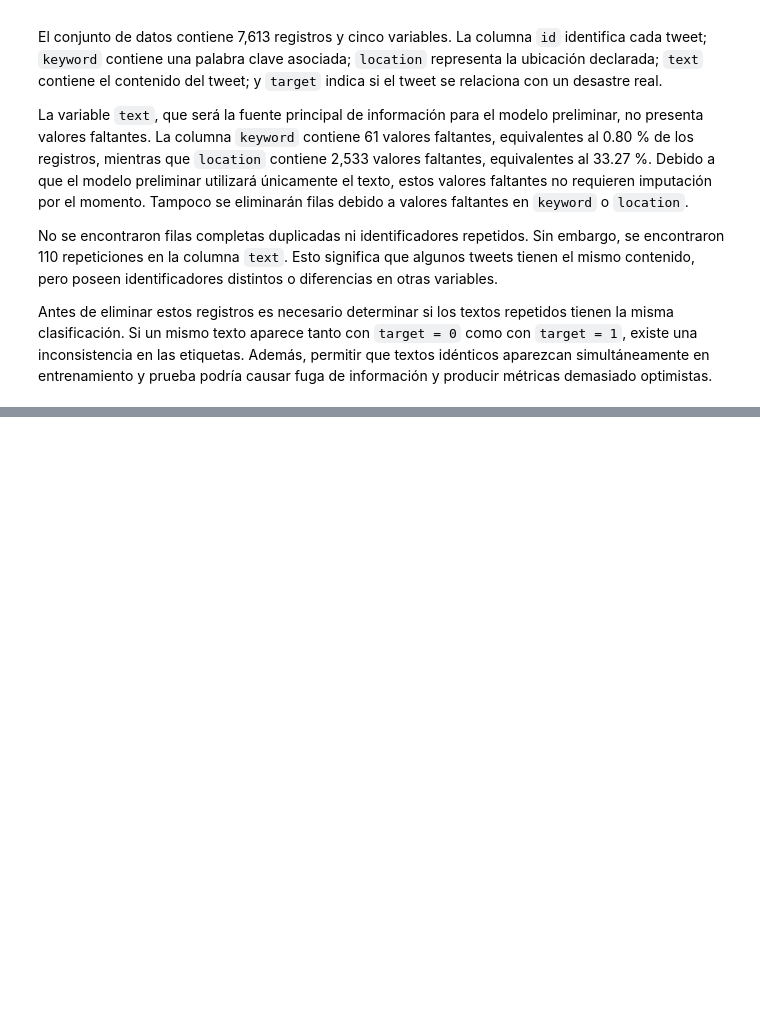
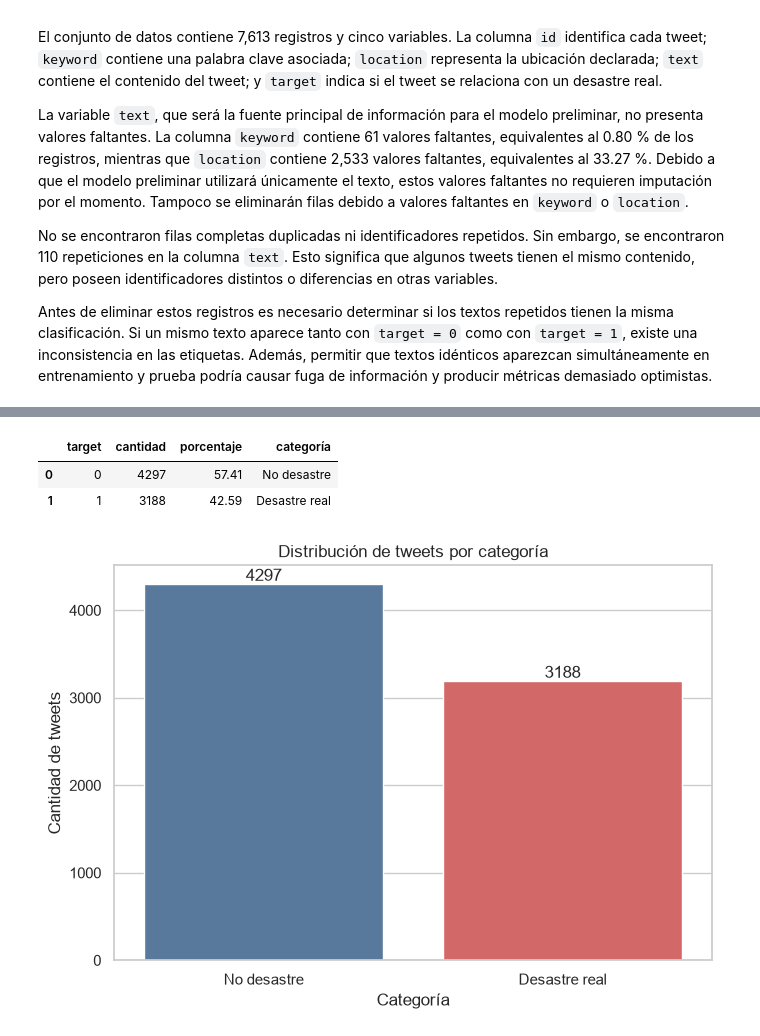
Before and after one commit to tismajo/CC3084-Laboratorio5, a Jupyter notebook: Laboratorio5.ipynb, the cells around one changed output, grey strips where cells are left out. Cells and saved outputs as stored; diff of their text form; code cells hidden in the pictures; blank space fills up the shorter version.

```diff
--- a/Laboratorio5.ipynb
+++ b/Laboratorio5.ipynb
@@ -241,0 +258,47 @@ print(
+# %%
+target_summary = (
+    df_clean["target"]
+    .value_counts()
+    .sort_index()
+    .rename_axis("target")
+    .reset_index(name="cantidad")
+)
+
+target_summary["porcentaje"] = (
+    target_summary["cantidad"] / len(df_clean) * 100
+).round(2)
+
+target_summary["categoría"] = target_summary["target"].map({
+    0: "No desastre",
+    1: "Desastre real"
+})
+
+display(target_summary)
+# %% [output]
+|  | target | cantidad | porcentaje | categoría |
+| 0 | 0 | 4297 | 57.41 | No desastre |
+| 1 | 1 | 3188 | 42.59 | Desastre real |
+# %%
+plt.figure(figsize=(7, 5))
+
+ax = sns.countplot(
+    data=df_clean,
+    x="target",
+    hue="target",
+    palette={0: "#4C78A8", 1: "#E45756"},
+    legend=False
+)
+
+ax.set_title("Distribución de tweets por categoría")
+ax.set_xlabel("Categoría")
+ax.set_ylabel("Cantidad de tweets")
+ax.set_xticks([0, 1])
+ax.set_xticklabels(["No desastre", "Desastre real"])
+
+for container in ax.containers:
+    ax.bar_label(container)
+
+plt.tight_layout()
+plt.show()
+# %% [output]
+[figure, added]
```
Also changed, not shown: parts of 8 cells of this notebook.
